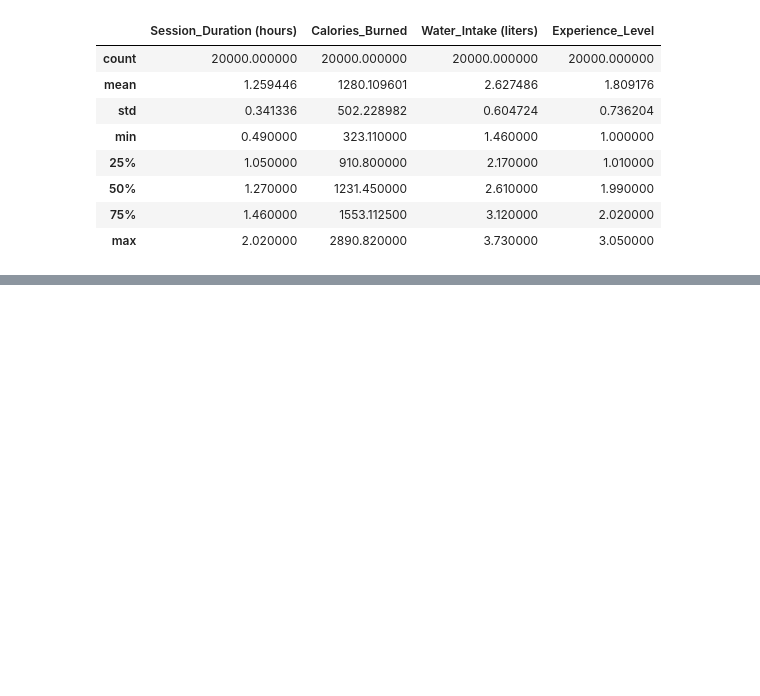
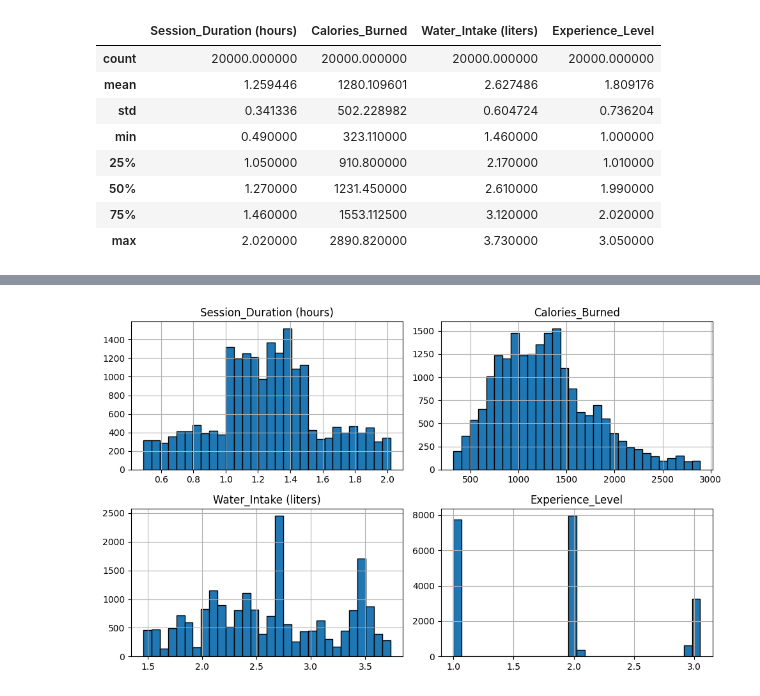
Before and after one commit to luciuswilbert/life_style_ml, a Jupyter notebook: main.ipynb, the cells around one changed output, grey strips where cells are left out. Cells and saved outputs as stored; diff of their text form; code cells hidden in the pictures; blank space fills up the shorter version.

```diff
--- a/main.ipynb
+++ b/main.ipynb
@@ -84,0 +97,8 @@ None
+# %%
+import matplotlib.pyplot as plt
+
+df.hist(bins=30, figsize=(10, 6), edgecolor='black')
+plt.tight_layout()
+plt.show()
+# %% [output]
+[figure, added]
```
Also changed, not shown: parts of 7 cells of this notebook, 1 other file.
